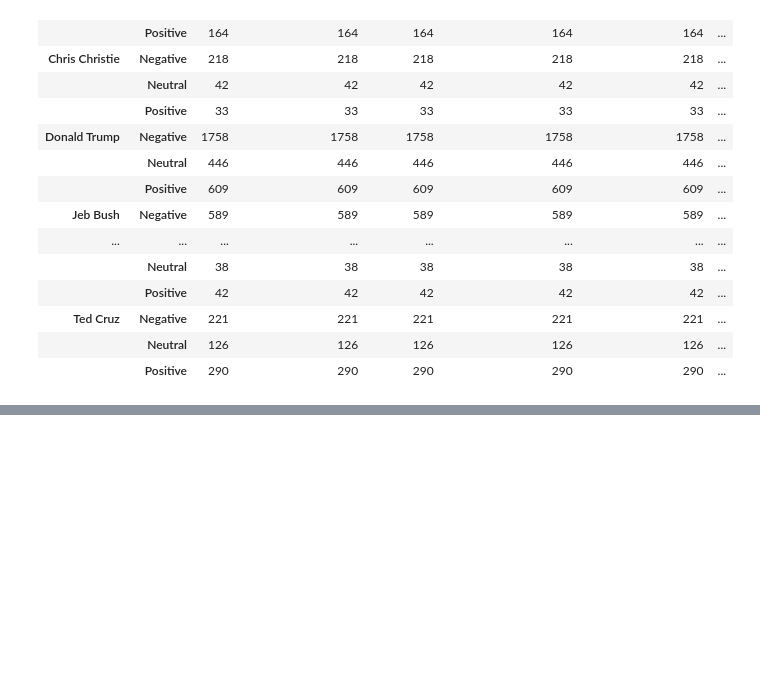
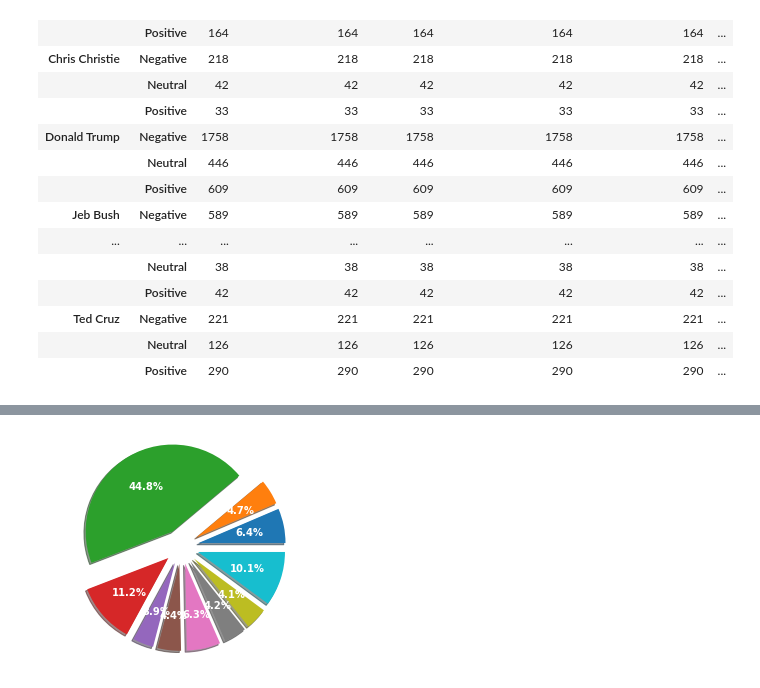
Before and after one commit to jebus2088/proyecto-portafolio, a Jupyter notebook: Notebooks/analisis_eda1.ipynb, the cells around one changed output, grey strips where cells are left out. Cells and saved outputs as stored; diff of their text form; code cells hidden in the pictures; blank space fills up the shorter version.

```diff
--- a/Notebooks/analisis_eda1.ipynb
+++ b/Notebooks/analisis_eda1.ipynb
@@ -429,0 +481,14 @@ dtype: int64
+# %%
+# segundo intento intento de grafica de pastel
+plt.pie(sentimientos_pastel_paso3['sentiment'],
+        labels=sentimientos_pastel_paso3['candidate'],
+#        colors=['b','y','g','r'],
+        shadow=True,
+        explode=[0.2, 0.2, 0.2, 0.2,0.2,0.2,0.2,0.2,0.2,0.2],
+        autopct='%1.1f%%',
+#        labeldistance = 0.7
+        textprops=dict(color="w", weight="bold", size=10)
+       )
+plt.show()
+# %% [output]
+[figure, added]
```
Also changed, not shown: parts of 13 cells of this notebook.
